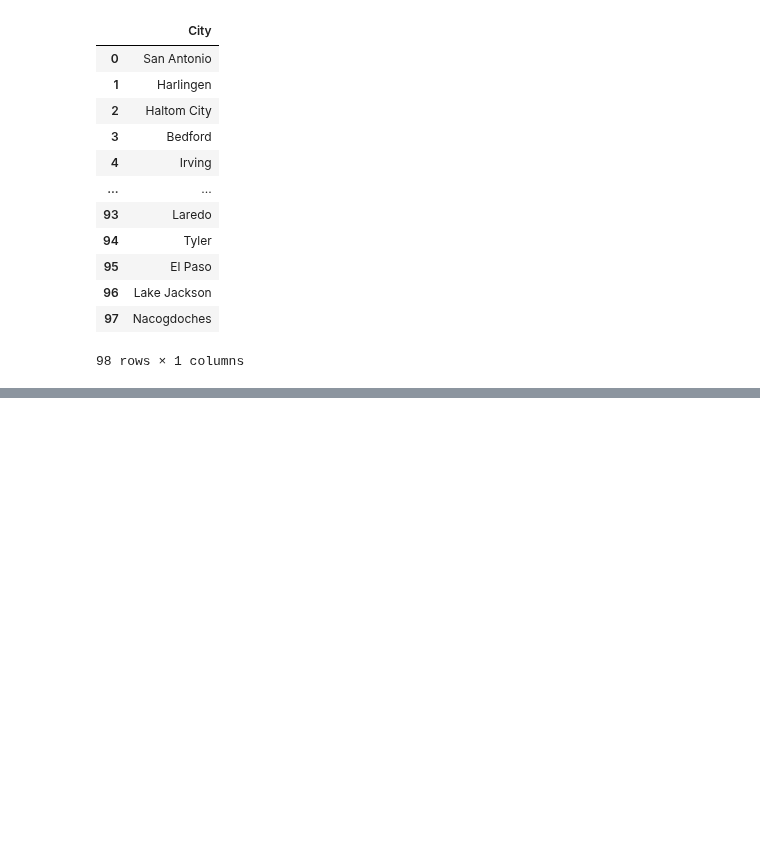
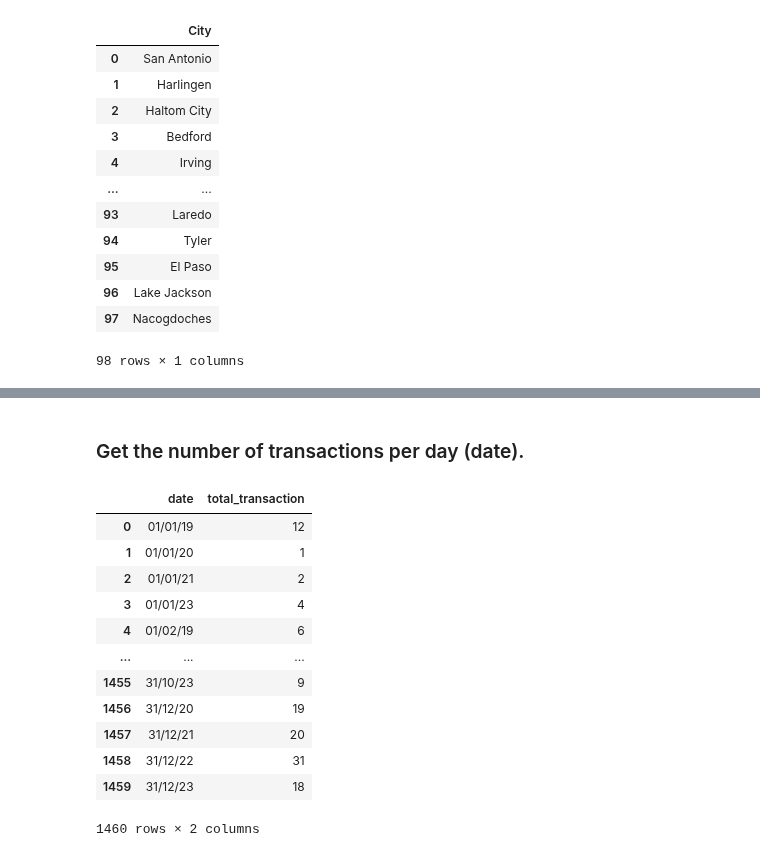
Before and after one commit to Himmu5/data-analysis, a Jupyter notebook: notebooks/wallmart_analysis.ipynb, the cells around one changed output, grey strips where cells are left out. Cells and saved outputs as stored; diff of their text form; code cells hidden in the pictures; blank space fills up the shorter version.

```diff
--- a/notebooks/wallmart_analysis.ipynb
+++ b/notebooks/wallmart_analysis.ipynb
@@ -182,0 +262,18 @@ pd.read_sql("Select DISTINCT City from walmart;", con=conn)
+# %% [markdown]
+### Get the number of transactions per day (date).
+# %%
+pd.read_sql("select date, COUNT(*) as total_transaction from walmart GROUP BY date ORDER BY date;", con=conn)
+# %% [output]
+|  | date | total_transaction |
+| 0 | 01/01/19 | 12 |
+| 1 | 01/01/20 | 1 |
+| 2 | 01/01/21 | 2 |
+| 3 | 01/01/23 | 4 |
+| 4 | 01/02/19 | 6 |
+| ... | ... | ... |
+| 1455 | 31/10/23 | 9 |
+| 1456 | 31/12/20 | 19 |
+| 1457 | 31/12/21 | 20 |
+| 1458 | 31/12/22 | 31 |
+| 1459 | 31/12/23 | 18 |
+1460 rows × 2 columns
```
Also changed, not shown: parts of 8 cells of this notebook.
